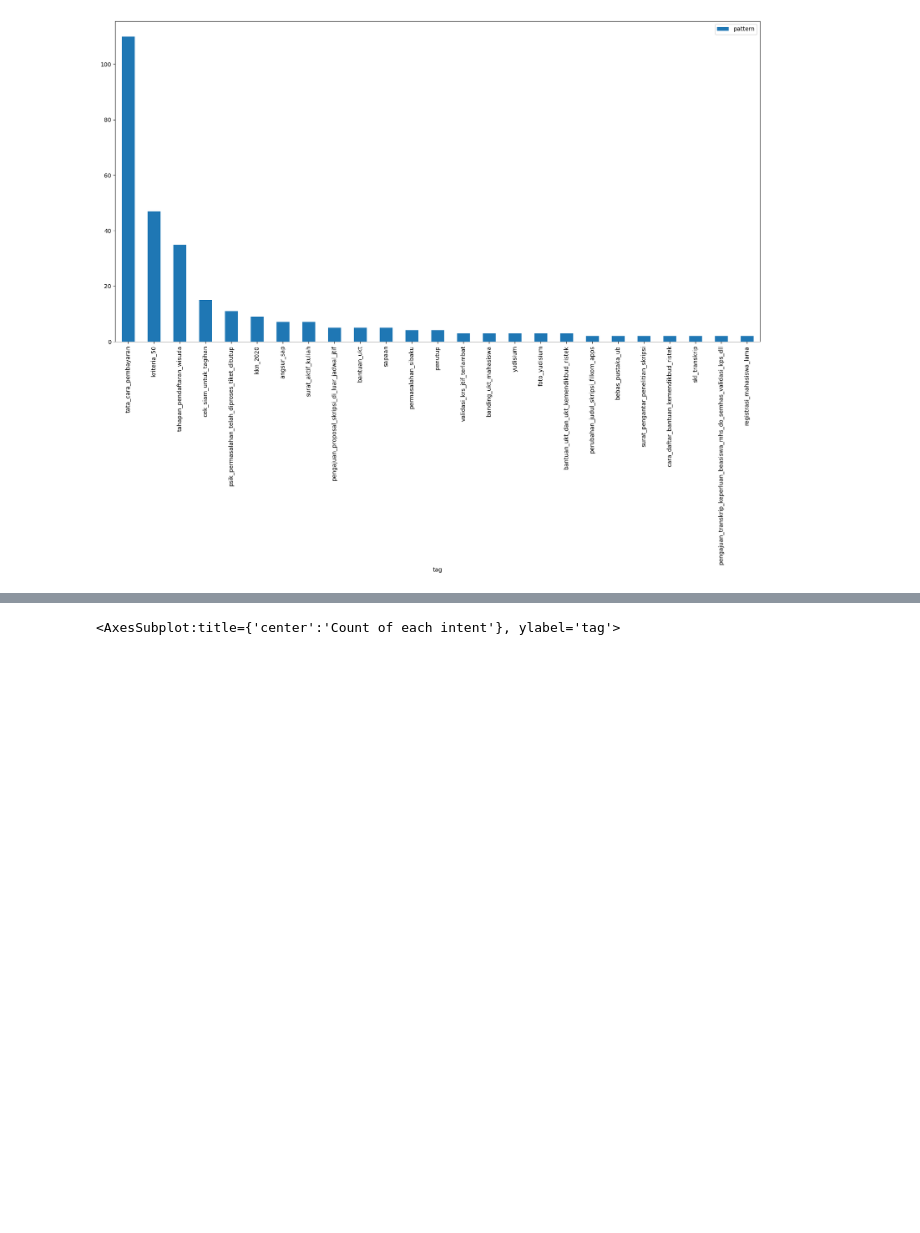
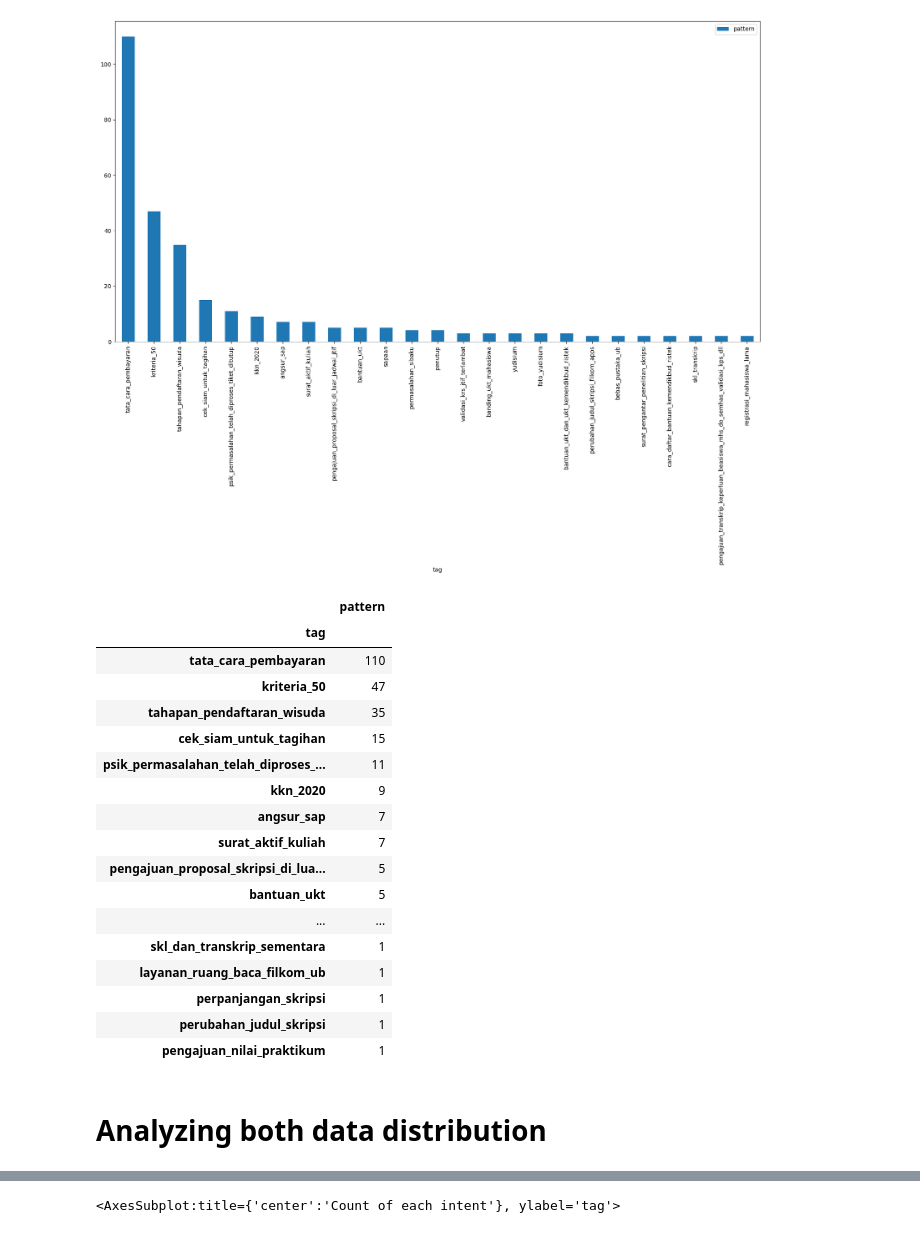
Before and after one commit to AndiAlifs/Halofilkom_dump, a Jupyter notebook: combinedEkstraksiData.ipynb, the cells around one changed output, grey strips where cells are left out. Saved outputs shown, nothing was run; the diff lists cells and outputs as text; code cells hidden in the pictures; blank space fills up the shorter version.

```diff
--- a/combinedEkstraksiData.ipynb
+++ b/combinedEkstraksiData.ipynb
@@ -47,6 +55,29 @@ dfWithoutKeywordAggregated.head(25).plot(kind='bar', figsize=(20, 10))
 # %% [output]
 <AxesSubplot:xlabel='tag'>
 [figure]
+# %%
+dfWithoutKeywordAggregated
+# %% [output]
+|  | pattern |
+| tag |  |
+| tata_cara_pembayaran | 110 |
+| kriteria_50 | 47 |
+| tahapan_pendaftaran_wisuda | 35 |
+| cek_siam_untuk_tagihan | 15 |
+| psik_permasalahan_telah_diproses_... | 11 |
+| kkn_2020 | 9 |
+| angsur_sap | 7 |
+| surat_aktif_kuliah | 7 |
+| pengajuan_proposal_skripsi_di_lua... | 5 |
+| bantuan_ukt | 5 |
+| ... | ... |
+| skl_dan_transkrip_sementara | 1 |
+| layanan_ruang_baca_filkom_ub | 1 |
+| perpanjangan_skripsi | 1 |
+| perubahan_judul_skripsi | 1 |
+| pengajuan_nilai_praktikum | 1 |
+# %% [markdown]
+# Analyzing both data distribution
 # %%
 listTags = pd.read_csv('keywords_n2.csv')
 listTags['topik'] = listTags['topik'].apply(lambda x: x.replace(' ', '_'))
```
Also changed, not shown: parts of 20 cells of this notebook, 3 other files.
